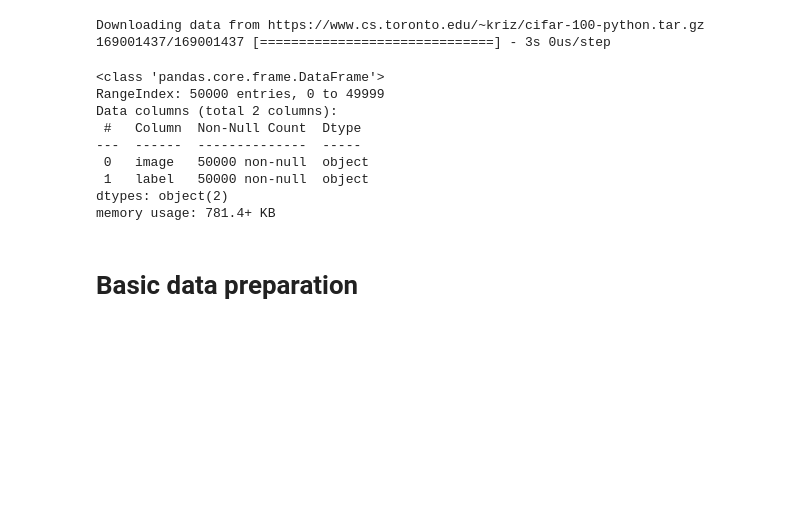
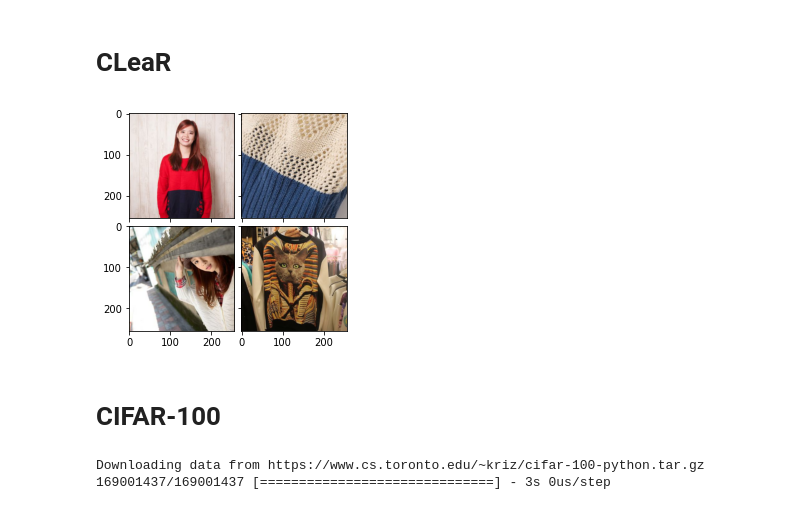
Before and after one commit to lacykaltgr/continual-learning-ait, a Jupyter notebook: data_preparation.ipynb, the cells around one changed output. Saved outputs shown, nothing was run; the diff lists cells and outputs as text; code cells hidden in the pictures; blank space fills up the shorter version.

```diff
--- a/data_preparation.ipynb
+++ b/data_preparation.ipynb
@@ -9,0 +27,10 @@ import pandas as pd
+# %%
+import glob
+
+train_clear_10_image_paths = glob.glob("clear-10/train_image_only/labeled_images/*/*/*.jpg")
+test_clear_10_image_paths = glob.glob("clear-10/test/labeled_images/*/*/*.jpg")
+train_clear_100_image_paths = glob.glob("clear-100/train_image_only/labeled_images/*/*/*.jpg")
+test_clear_100_image_paths = glob.glob("clear-100/test/labeled_images/*/*/*.jpg")
+
+clear_10_features_path = "clear-10/test/class_names.txt"
+clear_100_features_path = "clear-100/test/class_names.txt"
@@ -9,0 +69,2 @@ import pandas as pd
+# %% [markdown]
+# CLeaR
@@ -10,3 +118,25 @@ import pandas as pd
+# %%
+train_ds_clear_10 = load_dataset('train-clear-10.tfrecord', clear_10_features_path)
+test_ds_clear_10 = load_dataset('train-clear-10.tfrecord', clear_10_features_path)
+train_ds_clear_100 = load_dataset('train-clear-10.tfrecord', clear_10_features_path)
+test_ds_clear_100 = load_dataset('train-clear-10.tfrecord', clear_10_features_path)
+# %%
+import matplotlib.pyplot as plt
+from mpl_toolkits.axes_grid1 import ImageGrid
+
+examples = train_ds_clear_10.take(4)
+
+fig = plt.figure(figsize=(4., 4.))
+grid = ImageGrid(fig, 111,
+                 nrows_ncols=(2, 2),
+                 axes_pad=0.1, )
+
+for ax, im in zip(grid, examples):
+    ax.imshow(im[0] * 0.5 + 0.5)
+# %% [output]
+[figure, added]
+# %% [markdown]
+# CIFAR-100
 # %%
 (x_train, y_train), (x_test, y_test) = tf.keras.datasets.cifar100.load_data()
 # %% [output]
@@ -18,17 +145,3 @@ test_df = pd.DataFrame({'image': list(x_test), 'label': list(y_test)})
-# %%
-train_df.info()
-# %% [output]
-<class 'pandas.core.frame.DataFrame'>
-RangeIndex: 50000 entries, 0 to 49999
-Data columns (total 2 columns):
- #   Column  Non-Null Count  Dtype
----  ------  --------------  -----
- 0   image   50000 non-null  object
- 1   label   50000 non-null  object
-dtypes: object(2)
-memory usage: 781.4+ KB
-# %% [markdown]
-# Basic data preparation
 # %%
 x_train = x_train.astype('float32') / 255.0
 x_test = x_test.astype('float32') / 255.0
```
Also changed, not shown: parts of 15 cells of this notebook.
